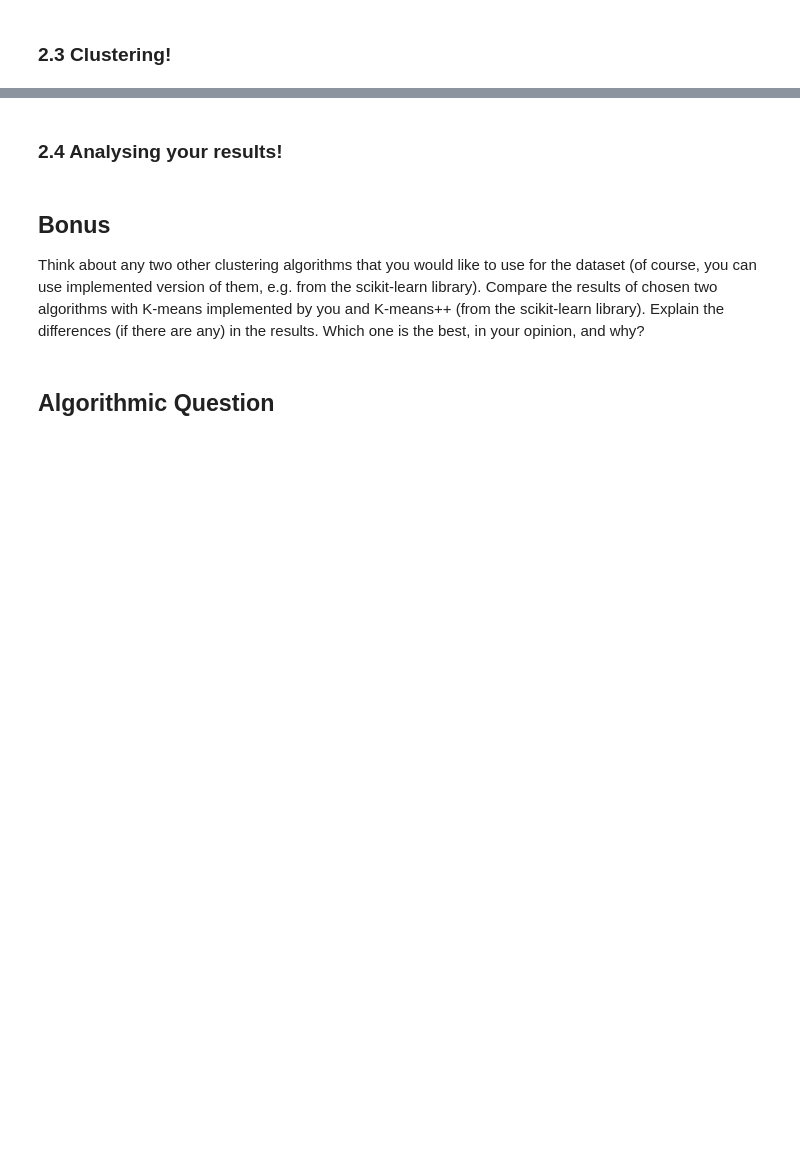
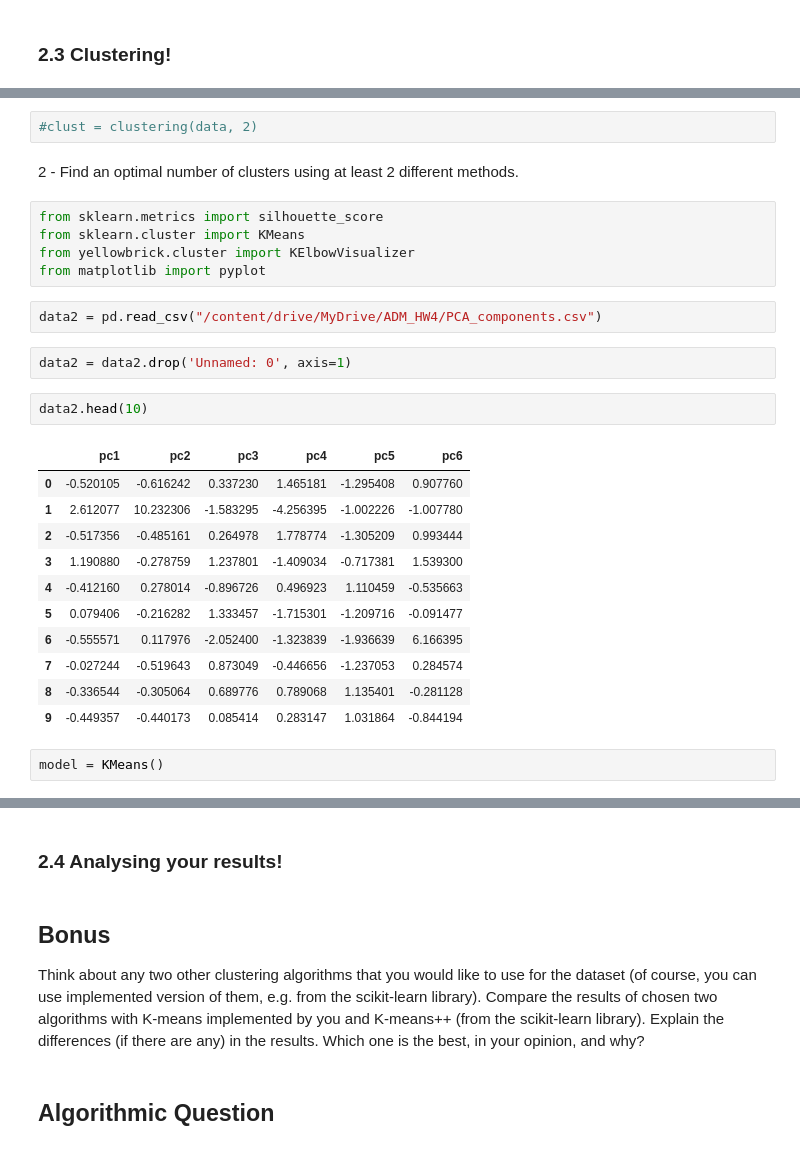
Before and after one commit to albachiarabellaroba/GROUP22_ADM_HW4, a Jupyter notebook: ultimo_Alba.ipynb, the cells around one changed output, grey strips where cells are left out. Cells and saved outputs as stored; diff of their text form; blank space fills up the shorter version.

```diff
--- a/ultimo_Alba.ipynb
+++ b/ultimo_Alba.ipynb
@@ -1248,0 +1253,29 @@ if _name_ == "_main_":
+# %%
+#clust = clustering(data, 2)
+# %% [markdown]
+2 - Find an optimal number of clusters using at least 2 different methods.
+# %%
+from sklearn.metrics import silhouette_score
+from sklearn.cluster import KMeans
+from yellowbrick.cluster import KElbowVisualizer
+from matplotlib import pyplot
+# %%
+data2 = pd.read_csv("/content/drive/MyDrive/ADM_HW4/PCA_components.csv")
+# %%
+data2 = data2.drop('Unnamed: 0', axis=1)
+# %%
+data2.head(10)
+# %% [output]
+|  | pc1 | pc2 | pc3 | pc4 | pc5 | pc6 |
+| 0 | -0.520105 | -0.616242 | 0.337230 | 1.465181 | -1.295408 | 0.907760 |
+| 1 | 2.612077 | 10.232306 | -1.583295 | -4.256395 | -1.002226 | -1.007780 |
+| 2 | -0.517356 | -0.485161 | 0.264978 | 1.778774 | -1.305209 | 0.993444 |
+| 3 | 1.190880 | -0.278759 | 1.237801 | -1.409034 | -0.717381 | 1.539300 |
+| 4 | -0.412160 | 0.278014 | -0.896726 | 0.496923 | 1.110459 | -0.535663 |
+| 5 | 0.079406 | -0.216282 | 1.333457 | -1.715301 | -1.209716 | -0.091477 |
+| 6 | -0.555571 | 0.117976 | -2.052400 | -1.323839 | -1.936639 | 6.166395 |
+| 7 | -0.027244 | -0.519643 | 0.873049 | -0.446656 | -1.237053 | 0.284574 |
+| 8 | -0.336544 | -0.305064 | 0.689776 | 0.789068 | 1.135401 | -0.281128 |
+| 9 | -0.449357 | -0.440173 | 0.085414 | 0.283147 | 1.031864 | -0.844194 |
+# %%
+model = KMeans()
```
Also changed, not shown: parts of 45 cells of this notebook.
